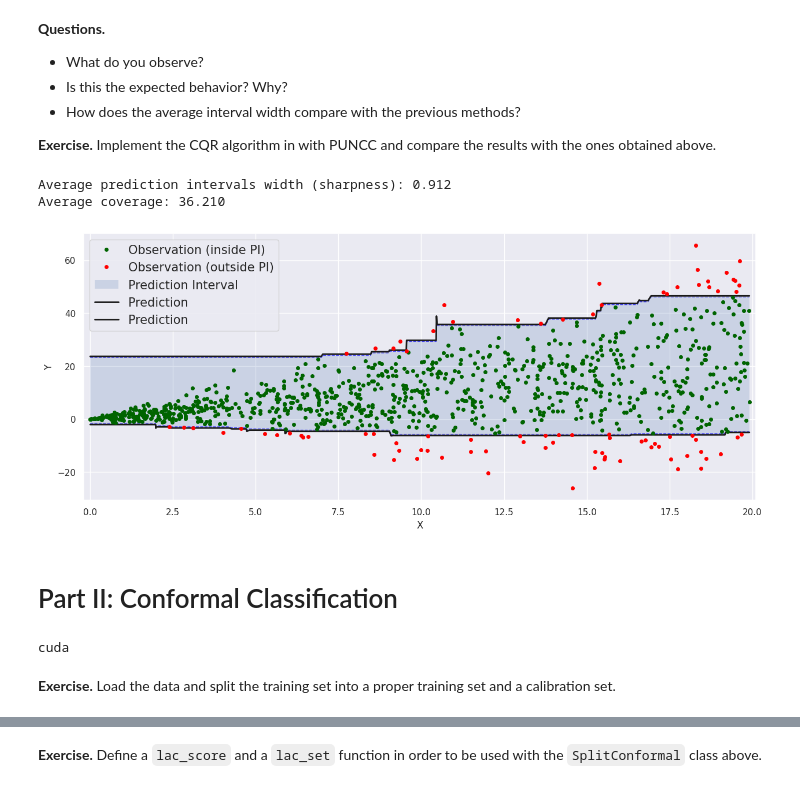
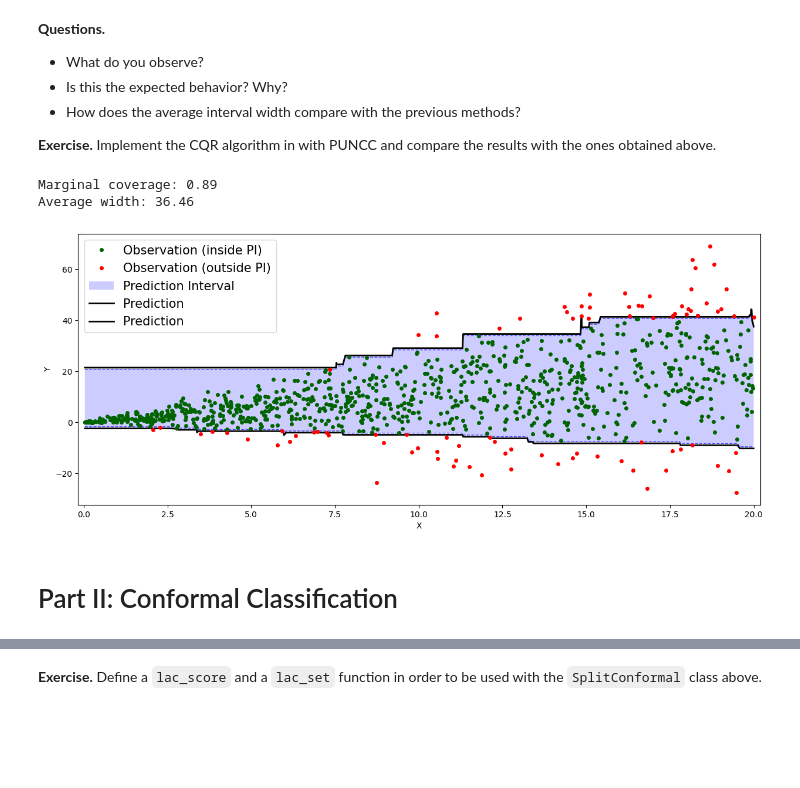
Before and after one commit to DavidBert/AIF, a Jupyter notebook: conformal/conformal.ipynb, the cells around one changed output, grey strips where cells are left out. Cells and saved outputs as stored; diff of their text form; code cells hidden in the pictures; blank space fills up the shorter version.

```diff
--- a/conformal/conformal.ipynb
+++ b/conformal/conformal.ipynb
@@ -378,26 +400,15 @@ Average coverage: 0.897
 # %%
 from deel.puncc.regression import CVPlus
 
+# Create a linear regression model and wrap it in a predictor
+lr_model = LinearRegression()
+base_predictor = BasePredictor(lr_model)
+
 # Wrap the base predictor in a split conformal predictor, choose K=5
-cvplus = CVPlus(base_predictor, K=10, random_state=31)  # TODO
+cvplus = CVPlus(base_predictor, K=10, random_state=31)
 
 # Fit the CV+ predictor
 cvplus.fit(X=X_train, y=y_train)
 
 # Compute prediction intervals and metrics on the test set
-y_pred, y_pred_lower, y_pred_upper = cvplus.predict(X_test, alpha=0.1)  # TODO
-
-# Evaluate the sharpness and coverage of the prediction intervals
-sharpness, coverage = evaluate_cp(X_test, y_test, y_pred_lower, y_pred_upper)
-print(f"Average prediction intervals width (sharpness): {sharpness:.3f}")
-print(f"Average coverage: {coverage:.3f}")
-
-# Plot the prediction intervals
-plot_prediction_intervals(
-    y_true=y_test,
-    y_pred_lower=y_pred_lower,
-    y_pred_upper=y_pred_upper,
-    y_pred=y_pred,
-    X=X_test[:, 0],
-)
-plt.show()
+y_pred, y_pred_lower, y_pred_upper = cvplus.predict(X_test, alpha=0.1)
@@ -530,52 +562,48 @@ Average coverage: 0.916
 # %%
 from deel.puncc.api.prediction import DualPredictor
 from deel.puncc.regression import CQR
+
+# Lower quantile regressor
+lower_quantile_model = GradientBoostingRegressor(
+    loss="quantile", alpha=alpha / 2, n_estimators=10
+)
+# Upper quantile regressor
+upper_quantile_model = GradientBoostingRegressor(
+    loss="quantile", alpha=1 - alpha / 2, n_estimators=10
+)
 
 # Wrap the upper and lower quantile models in a dual predictor
 dualpredictor = DualPredictor([lower_quantile_model, upper_quantile_model])
 
 # Initialize the CQR conformal predictor
 # train=True to use the train dual predictor
 cqr = CQR(dualpredictor, train=True)
 
 # Fit the CQR predictor and compute the nonconformity scores
-cqr.fit(X=X_train, y=y_train, fit_ratio=0.5)
+cqr.fit(X_fit=X_fit, y_fit=y_fit, X_calib=X_calib, y_calib=y_calib)
 
 # Compute prediction intervals and metrics on the test set
 y_pred, y_lower, y_upper = cqr.predict(X_test, alpha)  # TODO
 
-# Evaluate the sharpness and coverage of the prediction intervals
-sharpness, coverage = evaluate_cp(X_test, y_test, y_lower, y_upper)
-
-print(f"Average prediction intervals width (sharpness): {sharpness:.3f}")
-print(f"Average coverage: {coverage:.3f}")
+# Compute marginal coverage and average width of the prediction intervals
+coverage = metrics.regression_mean_coverage(y_test, y_pred_lower, y_pred_upper)
+width = metrics.regression_sharpness(y_pred_lower=y_pred_lower,
+                             y_pred_upper=y_pred_upper)
+print(f"Marginal coverage: {np.round(coverage, 2)}")
+print(f"Average width: {np.round(width, 2)}")
 
 # Plot the prediction intervals
 plot_prediction_intervals(
     y_pred=y_pred,
     y_true=y_test,
     y_pred_lower=y_lower,
     y_pred_upper=y_upper,
     X=X_test[:, 0],
 )
 plt.show()
 # %% [output]
-Average prediction intervals width (sharpness): 0.912
-Average coverage: 36.210
+Marginal coverage: 0.89
+Average width: 36.46
-[figure, old version]
+[figure, new version]
 # %% [markdown]
 # Part II: Conformal Classification
-# %%
-import torch
-import torch.nn as nn
-import torch.optim as optim
-from torchvision import datasets, transforms
-from torch.utils.data import DataLoader, random_split
-
-# Device configuration
-device = torch.device("cuda" if torch.cuda.is_available() else "cpu")
-print(device)
-# %% [output]
-cuda
-# %% [markdown]
-**Exercise.** Load the data and split the training set into a proper training set and a calibration set.
```
Also changed, not shown: parts of 92 cells of this notebook.
